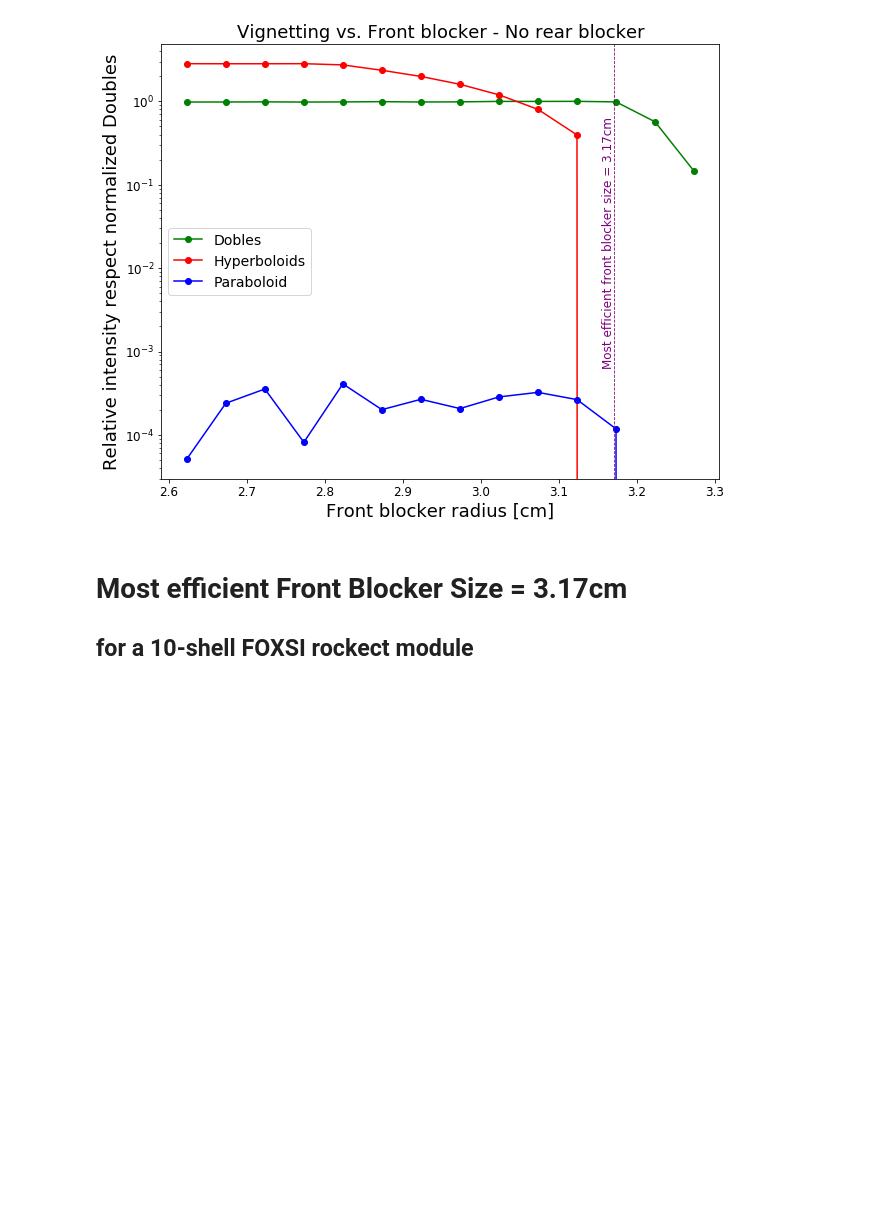
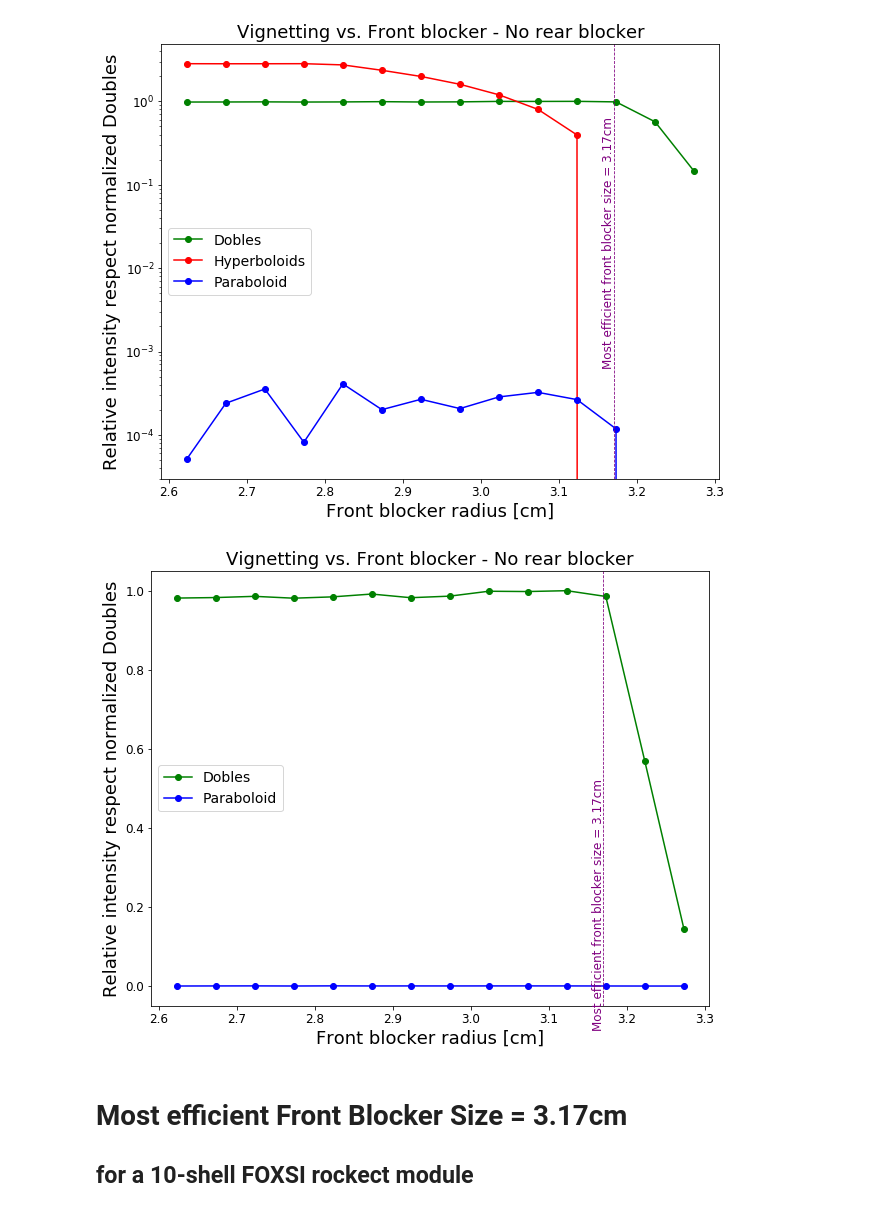
Before and after one commit to pymilo/Milo_RayTracing, a Jupyter notebook: Notebooks/Most_Efficient_Front_Blocker.ipynb, the cells around one changed output. Saved outputs shown, nothing was run; the diff lists cells and outputs as text; code cells hidden in the pictures; blank space fills up the shorter version.

Commit message:
some updates on the Front an Rear blocker analysis

```diff
--- a/Notebooks/Most_Efficient_Front_Blocker.ipynb
+++ b/Notebooks/Most_Efficient_Front_Blocker.ipynb
@@ -264,6 +269,22 @@ plt.legend(fontsize=14)
 plt.show()
 # %% [output]
 [figure]
+# %%
+fig = plt.figure(figsize=(10,8))
+plt.title('Vignetting vs. Front blocker - No rear blocker',fontsize=18)
+plt.plot(fbrs, Doubles/max(Doubles),'go-',label='Dobles')
+#plt.plot(fbrs, Hyp/max(Doubles),'ro-',label='Hyperboloids')
+plt.plot(fbrs, Par/max(Doubles),'bo-',label='Paraboloid')
+plt.xticks(fontsize=12)
+plt.yticks(fontsize=12)
+plt.ylabel('Relative intensity respect normalized Doubles',fontsize=18)
+plt.xlabel('Front blocker radius [cm]',fontsize=18)
+plt.axvline(3.17,color='purple',linestyle='--',lw=0.8)
+plt.text(3.155,5e-1,'Most efficient front blocker size = 3.17cm',rotation=90,fontsize=12,color='purple')
+plt.legend(fontsize=14)
+plt.show()
+# %% [output]
+[figure, added]
 # %% [markdown]
 # Most efficient Front Blocker Size = 3.17cm
 ## for a 10-shell FOXSI rockect module
```
Also changed, not shown: parts of 1 cell of this notebook, 4 other files.
